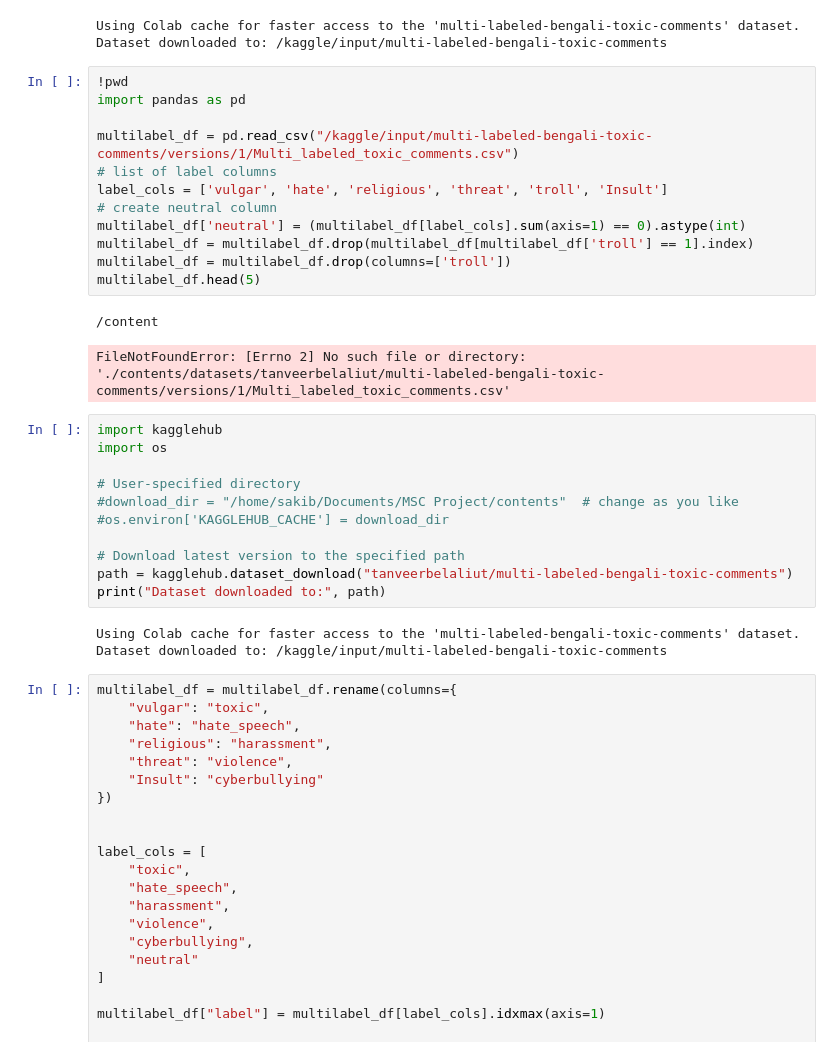
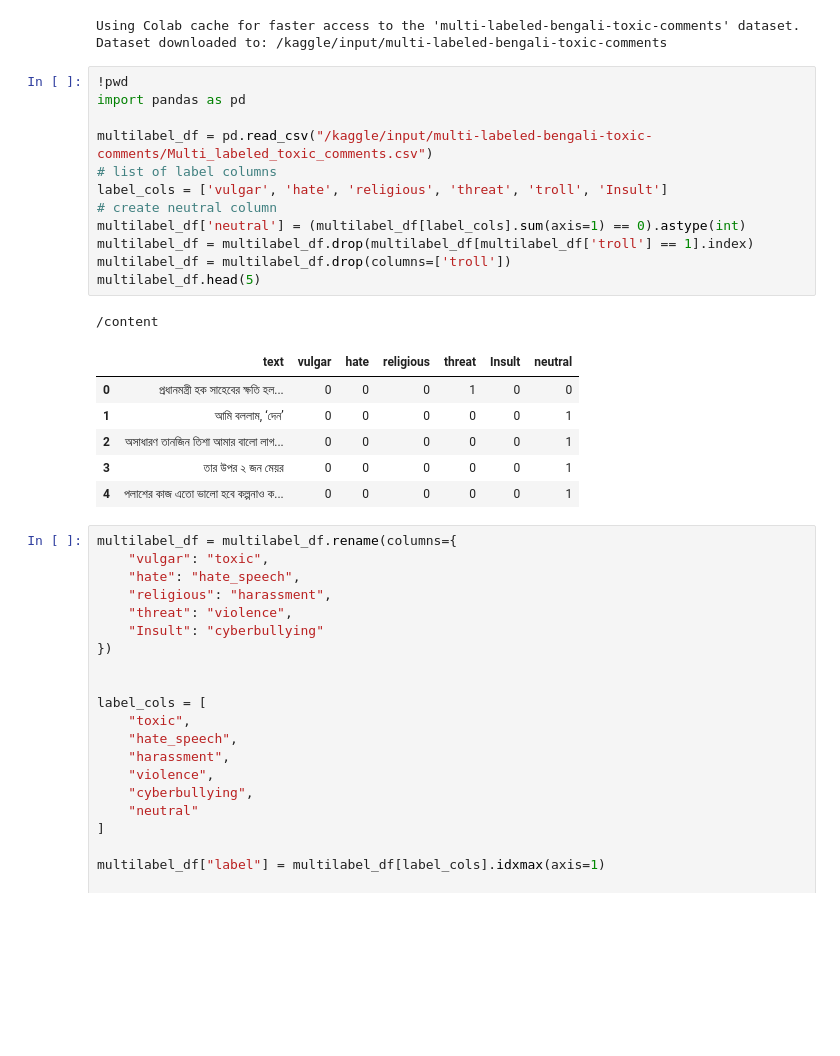
Before and after one commit to sakibmuhtadee/msc_project, a Jupyter notebook: Bangla Forensics.ipynb, the cells around one changed output. Cells and saved outputs as stored; diff of their text form; blank space fills up the shorter version.

Commit message:
Started Working in Colab

```diff
--- a/Bangla Forensics.ipynb
+++ b/Bangla Forensics.ipynb
@@ -31,32 +31,23 @@ Dataset downloaded to: /kaggle/input/multi-labeled-bengali-toxic-comments
 # %%
 !pwd
 import pandas as pd
 
-multilabel_df = pd.read_csv("/kaggle/input/multi-labeled-bengali-toxic-comments/versions/1/Multi_labeled_toxic_comments.csv")
+multilabel_df = pd.read_csv("/kaggle/input/multi-labeled-bengali-toxic-comments/Multi_labeled_toxic_comments.csv")
 # list of label columns
 label_cols = ['vulgar', 'hate', 'religious', 'threat', 'troll', 'Insult']
 # create neutral column
 multilabel_df['neutral'] = (multilabel_df[label_cols].sum(axis=1) == 0).astype(int)
 multilabel_df = multilabel_df.drop(multilabel_df[multilabel_df['troll'] == 1].index)
 multilabel_df = multilabel_df.drop(columns=['troll'])
 multilabel_df.head(5)
 # %% [output]
 /content
-FileNotFoundError: [Errno 2] No such file or directory: './contents/datasets/tanveerbelaliut/multi-labeled-bengali-toxic-comments/versions/1/Multi_labeled_toxic_comments.csv'
+|  | text | vulgar | hate | religious | threat | Insult | neutral |
+| 0 | প্রধানমন্ত্রী হক সাহেবের ক্ষতি হল... | 0 | 0 | 0 | 1 | 0 | 0 |
+| 1 | আমি বললাম, ‘দেন’ | 0 | 0 | 0 | 0 | 0 | 1 |
+| 2 | অসাধারণ তানজিন তিশা আমার বালো লাগ... | 0 | 0 | 0 | 0 | 0 | 1 |
+| 3 | তার উপর ২ জন মেয়র | 0 | 0 | 0 | 0 | 0 | 1 |
+| 4 | পলাশের কাজ এতো ভালো হবে কল্পনাও ক... | 0 | 0 | 0 | 0 | 0 | 1 |
-# %%
-import kagglehub
-import os
-
-# User-specified directory
-#download_dir = "/home/sakib/Documents/MSC Project/contents"  # change as you like
-#os.environ['KAGGLEHUB_CACHE'] = download_dir
-
-# Download latest version to the specified path
-path = kagglehub.dataset_download("tanveerbelaliut/multi-labeled-bengali-toxic-comments")
-print("Dataset downloaded to:", path)
-# %% [output]
-Using Colab cache for faster access to the 'multi-labeled-bengali-toxic-comments' dataset.
-Dataset downloaded to: /kaggle/input/multi-labeled-bengali-toxic-comments
 # %%
 multilabel_df = multilabel_df.rename(columns={
     "vulgar": "toxic",
```
Also changed, not shown: parts of 11 cells of this notebook.
